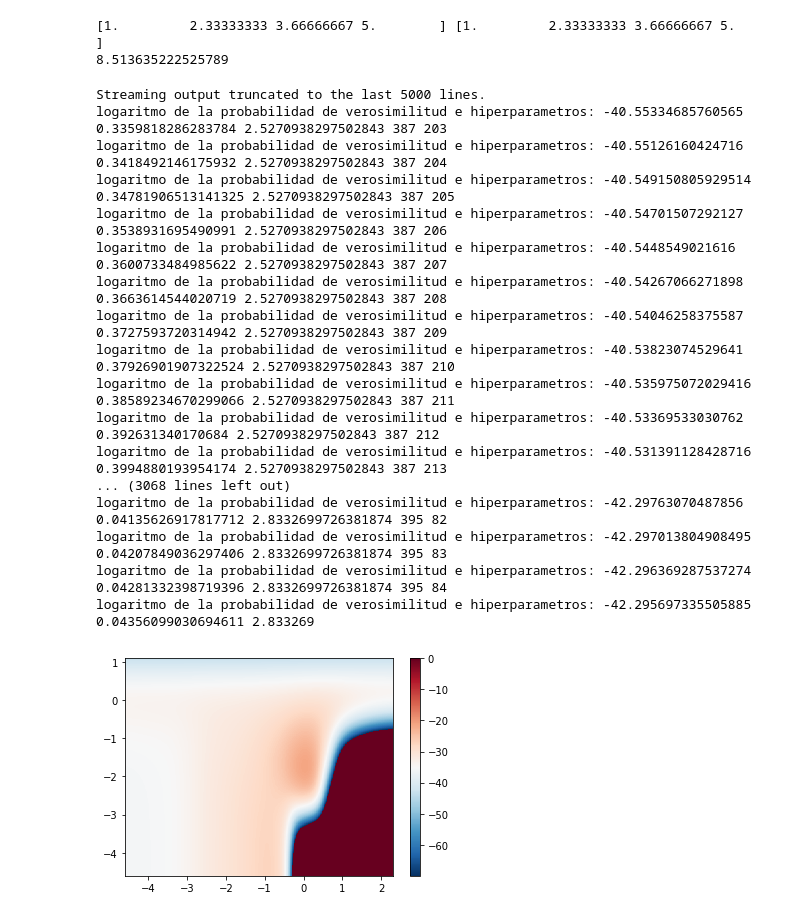
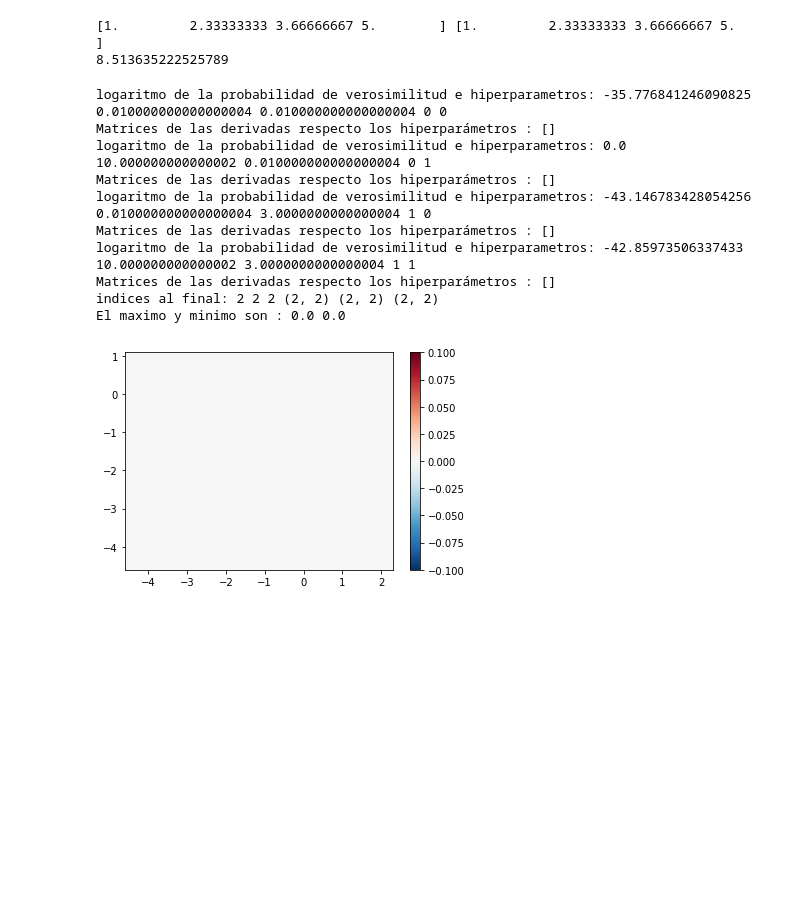
Before and after one commit to juanlu29/juanlu29, a Jupyter notebook: libreriaGP.ipynb, the cells around one changed output. Cells and saved outputs as stored; diff of their text form; code cells hidden in the pictures; blank space fills up the shorter version.

```diff
--- a/libreriaGP.ipynb
+++ b/libreriaGP.ipynb
@@ -489,7 +559,7 @@ x_train = [-7.27980659640218,-6.3565864147485,-6.33349783214072,-5.8518688239510
 y_train = [-1.49888963305016,0.569441996545526,0.623268356304418,0.9063943036413,-0.376423208431739,-0.871911241143502,-0.803958546300539,1.07173322993408,2.29393880644365,2.62802707180373,0.412113574676584,-0.297490218195917,-0.660456836687934,-2.66828227995347,-2.09868165955797,-0.965605061863299,-0.758001691987733,-1.32241178751454,-0.725175367478586,-0.449178680954562]
 
 
-grp = 400
+grp = 2
 #sigmas = np.linspace(0.01,3.,grp)
 #ls = np.linspace(0.01,10.,grp)
 
@@ -514,68 +584,60 @@ for sigma in sigmas:
 
   j = 0
   for l in ls:
+
     # Generamos un proceso gausiano para generar la distribucion de funciones con probabilidades a priori (las que nos ofrece las incertidumbres en los parametros)
     #lll = np.power(10,l)
     #sigmall = np.power(10,sigma)
-    gp_prueba.compCov(lambda x,y,s,l,sigma: gp_prueba.Kernels.exponencialCuadrada(x,y,s,l)+gp_prueba.Kernels.ruidoBlanco(x,y,sigma),s,l,sigma) # Aqui especificamos los hiperparametros
+    gp_prueba.compCov(lambda x,y,s,l,sigma : gp_prueba.Kernels.exponencialCuadrada(x,y,s,l)+gp_prueba.Kernels.ruidoBlanco(x,y,sigma),s,l,sigma) # Aqui especificamos los hiperparametros
+    gp_prueba.compDerCov([lambda x,y,s,l : gp_prueba.Kernels.expCua_der_s(x,y,s,l) , lambda x,y,s,l : gp_prueba.Kernels.expCua_der_l(x,y,s,l), lambda x,y,sigma : gp_prueba.Kernels.rB_der_sigma(x,y,sigma)], [[s, l],[s, l], [sigma]] )
+
+
 
 
     gp_prueba.log_prob_verosimilitud_datos(x_train,y_train)
-    #print("s :", s)
-    #print("l :", l)
-    if (gp_prueba.log_marg_y<-70.):
-      probabilidades[i,j] = 0.
-    else:
-      probabilidades[i,j] = gp_prueba.log_marg_y
 
 
     print("logaritmo de la probabilidad de verosimilitud e hiperparametros:",gp_prueba.log_marg_y,l,sigma,i,j)
+    print("Matrices de las derivadas respecto los hiperparámetros :", gp_prueba.calcDerCovM(x_train,x_train))
 
     j = j + 1
 
   i = i + 1
 
 print("indices al final:",i,j,grp,np.shape(probabilidades),np.shape(xx),np.shape(yy))
 
 
 fig_3, ax_3 = plt.subplots()
 
 plotRange_sig = sigmas
 plotRange_l = ls
 
 heatmap = ax_3.pcolormesh(xx,yy,probabilidades,cmap='RdBu_r',vmin = probabilidades.min(), vmax = probabilidades.max())
 #ax_3.axis([plotRange_l.min(), plotRange_l.max(), plotRange_sig.min(), plotRange_sig.max()])
 fig_3.colorbar(heatmap, ax=ax_3)
 
 print("El maximo y minimo son :", probabilidades.min(),  probabilidades.max() )
 
 #ax_3.set_xscale('log')
 #ax_3.set_yscale('log')
 
 fig_3.show()
 
 
 #im = ax_3.imshow(probabilidades)
 
 #fig_3.colorbar(im, ax=ax_3)
 
 #fig_3.show()
 # %% [output]
-Streaming output truncated to the last 5000 lines.
-logaritmo de la probabilidad de verosimilitud e hiperparametros: -40.55334685760565 0.3359818286283784 2.5270938297502843 387 203
-logaritmo de la probabilidad de verosimilitud e hiperparametros: -40.55126160424716 0.3418492146175932 2.5270938297502843 387 204
-logaritmo de la probabilidad de verosimilitud e hiperparametros: -40.549150805929514 0.34781906513141325 2.5270938297502843 387 205
-logaritmo de la probabilidad de verosimilitud e hiperparametros: -40.54701507292127 0.3538931695490991 2.5270938297502843 387 206
-logaritmo de la probabilidad de verosimilitud e hiperparametros: -40.5448549021616 0.3600733484985622 2.5270938297502843 387 207
-logaritmo de la probabilidad de verosimilitud e hiperparametros: -40.54267066271898 0.3663614544020719 2.5270938297502843 387 208
-logaritmo de la probabilidad de verosimilitud e hiperparametros: -40.54046258375587 0.3727593720314942 2.5270938297502843 387 209
-logaritmo de la probabilidad de verosimilitud e hiperparametros: -40.53823074529641 0.37926901907322524 2.5270938297502843 387 210
-logaritmo de la probabilidad de verosimilitud e hiperparametros: -40.535975072029416 0.38589234670299066 2.5270938297502843 387 211
-logaritmo de la probabilidad de verosimilitud e hiperparametros: -40.53369533030762 0.392631340170684 2.5270938297502843 387 212
-logaritmo de la probabilidad de verosimilitud e hiperparametros: -40.531391128428716 0.3994880193954174 2.5270938297502843 387 213
-... (3068 lines left out)
-logaritmo de la probabilidad de verosimilitud e hiperparametros: -42.29763070487856 0.04135626917817712 2.8332699726381874 395 82
-logaritmo de la probabilidad de verosimilitud e hiperparametros: -42.297013804908495 0.04207849036297406 2.8332699726381874 395 83
-logaritmo de la probabilidad de verosimilitud e hiperparametros: -42.296369287537274 0.04281332398719396 2.8332699726381874 395 84
-logaritmo de la probabilidad de verosimilitud e hiperparametros: -42.295697335505885 0.04356099030694611 2.833269
+logaritmo de la probabilidad de verosimilitud e hiperparametros: -35.776841246090825 0.010000000000000004 0.010000000000000004 0 0
+Matrices de las derivadas respecto los hiperparámetros : []
+logaritmo de la probabilidad de verosimilitud e hiperparametros: 0.0 10.000000000000002 0.010000000000000004 0 1
+Matrices de las derivadas respecto los hiperparámetros : []
+logaritmo de la probabilidad de verosimilitud e hiperparametros: -43.146783428054256 0.010000000000000004 3.0000000000000004 1 0
+Matrices de las derivadas respecto los hiperparámetros : []
+logaritmo de la probabilidad de verosimilitud e hiperparametros: -42.85973506337433 10.000000000000002 3.0000000000000004 1 1
+Matrices de las derivadas respecto los hiperparámetros : []
+indices al final: 2 2 2 (2, 2) (2, 2) (2, 2)
+El maximo y minimo son : 0.0 0.0
-[figure, old version]
+[figure, new version]
```
Also changed, not shown: parts of 1 cell of this notebook.
